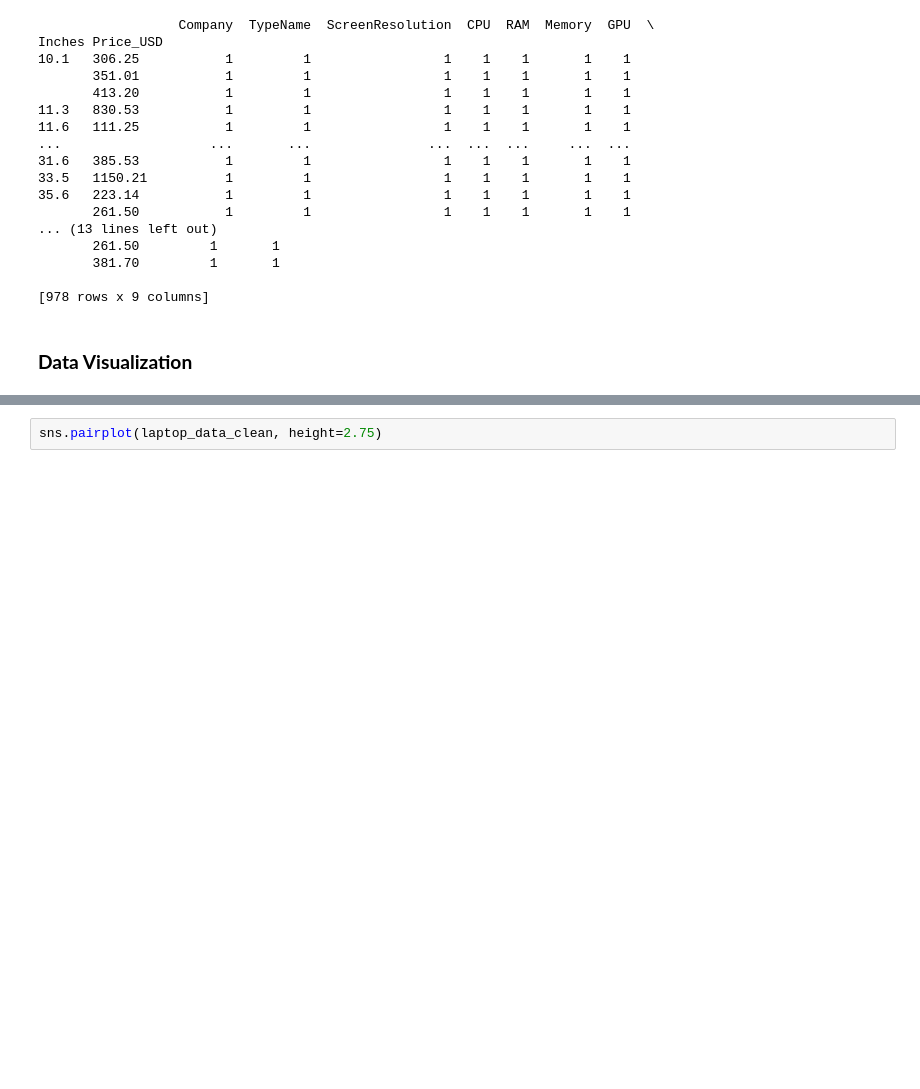
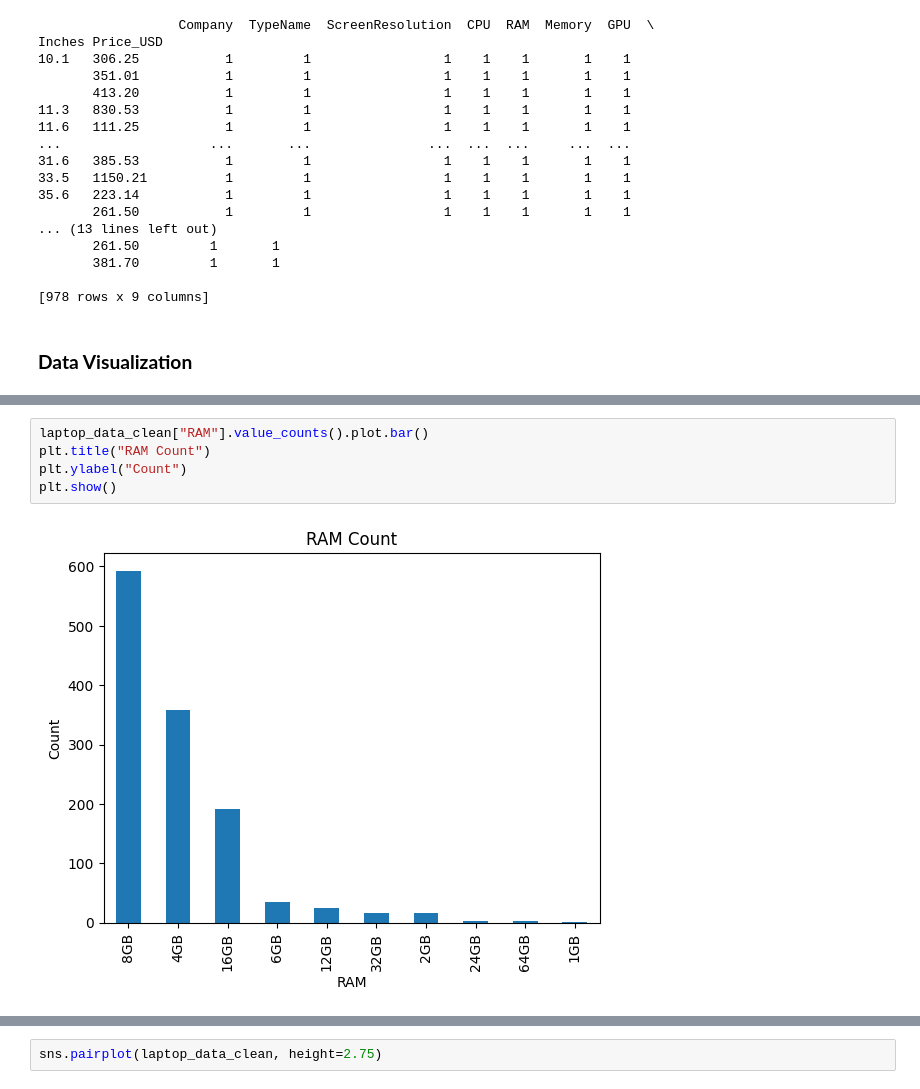
Before and after one commit to rkynhoff/CodeLouisville_Data_M2_Project, a Jupyter notebook: MiniProject_V2.ipynb, the cells around one changed output, grey strips where cells are left out. Cells and saved outputs as stored; diff of their text form; blank space fills up the shorter version.

```diff
--- a/MiniProject_V2.ipynb
+++ b/MiniProject_V2.ipynb
@@ -484,0 +492,7 @@ Inches Price_USD
+# %%
+laptop_data_clean["RAM"].value_counts().plot.bar()
+plt.title("RAM Count")
+plt.ylabel("Count")
+plt.show()
+# %% [output]
+[figure, added]
```
Also changed, not shown: parts of 4 cells of this notebook.
